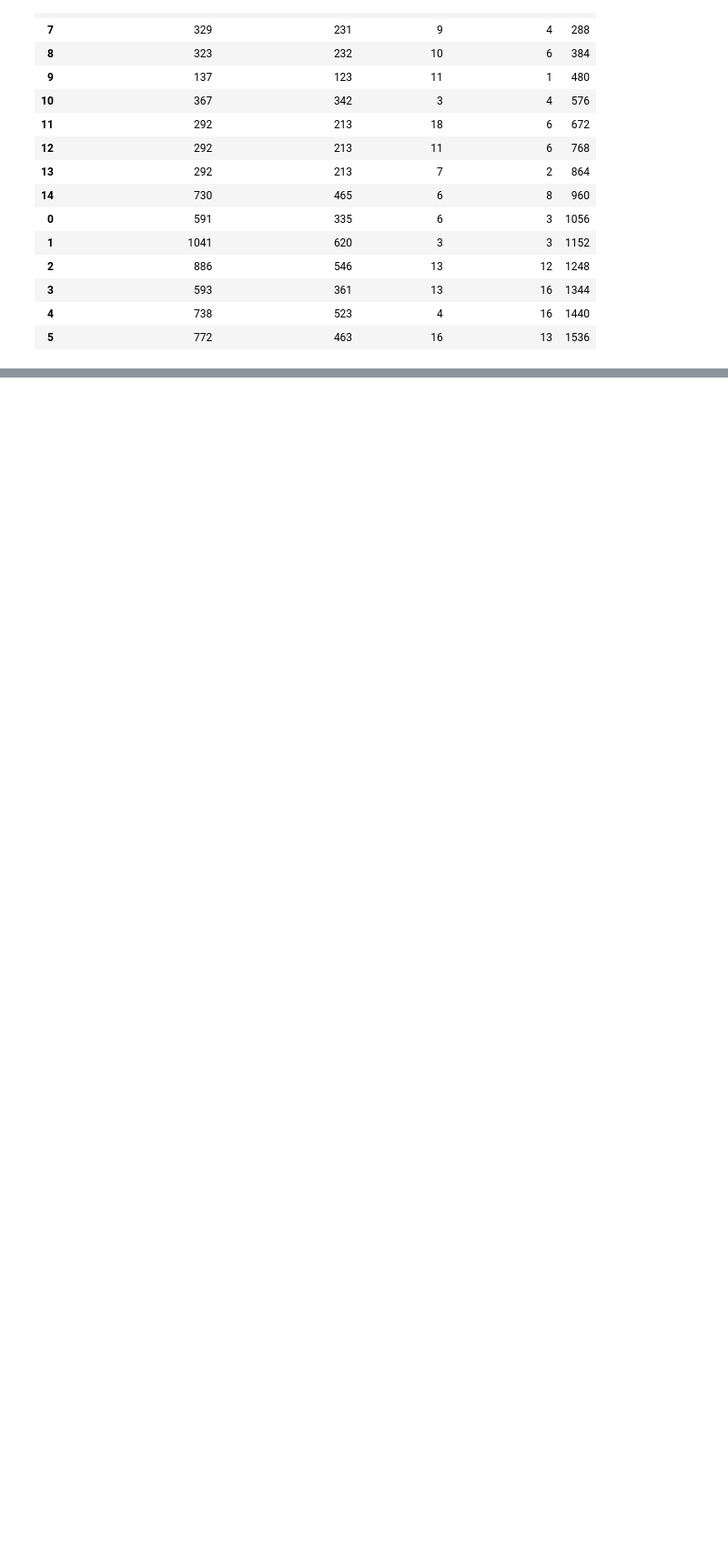
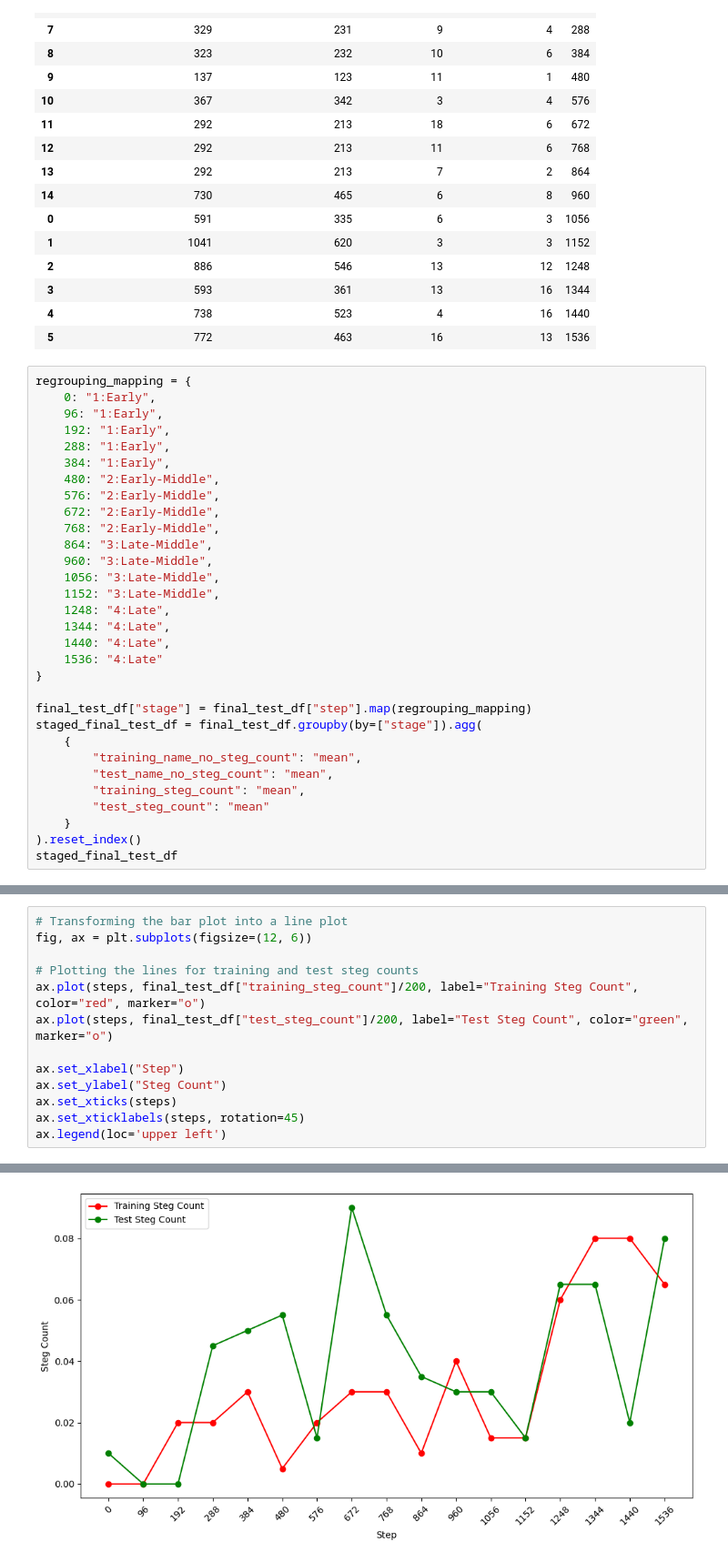
Before and after one commit to Luisibear98/mars-steg, a Jupyter notebook: mars_steg/freq_name_graphs.ipynb, the cells around one changed output, grey strips where cells are left out. Shown at 91% size. Saved outputs shown, nothing was run; the diff lists cells and outputs as text; blank space fills up the shorter version.

```diff
--- a/mars_steg/freq_name_graphs.ipynb
+++ b/mars_steg/freq_name_graphs.ipynb
@@ -311,3 +312,34 @@ final_test_df
 | 3 | 593 | 361 | 13 | 16 | 1344 |
 | 4 | 738 | 523 | 4 | 16 | 1440 |
 | 5 | 772 | 463 | 16 | 13 | 1536 |
+# %%
+regrouping_mapping = {
+    0: "1:Early",
+    96: "1:Early",
+    192: "1:Early",
+    288: "1:Early",
+    384: "1:Early",
+    480: "2:Early-Middle",
+    576: "2:Early-Middle",
+    672: "2:Early-Middle",
+    768: "2:Early-Middle",
+    864: "3:Late-Middle",
+    960: "3:Late-Middle",
+    1056: "3:Late-Middle",
+    1152: "3:Late-Middle",
+    1248: "4:Late",
+    1344: "4:Late",
+    1440: "4:Late",
+    1536: "4:Late"
+}
+
+final_test_df["stage"] = final_test_df["step"].map(regrouping_mapping)
+staged_final_test_df = final_test_df.groupby(by=["stage"]).agg(
+    {
+        "training_name_no_steg_count": "mean",
+        "test_name_no_steg_count": "mean",
+        "training_steg_count": "mean",
+        "test_steg_count": "mean"
+    }
+).reset_index()
+staged_final_test_df
@@ -356,0 +397,14 @@ plt.show()
+# %%
+# Transforming the bar plot into a line plot
+fig, ax = plt.subplots(figsize=(12, 6))
+
+# Plotting the lines for training and test steg counts
+ax.plot(steps, final_test_df["training_steg_count"]/200, label="Training Steg Count", color="red", marker="o")
+ax.plot(steps, final_test_df["test_steg_count"]/200, label="Test Steg Count", color="green", marker="o")
+
+ax.set_xlabel("Step")
+ax.set_ylabel("Steg Count")
+ax.set_xticks(steps)
+ax.set_xticklabels(steps, rotation=45)
+ax.legend(loc='upper left')
+# %% [output]
@@ -356,0 +412 @@ plt.show()
+[figure, added]
```
Also changed, not shown: parts of 15 cells of this notebook, 1 other file.
